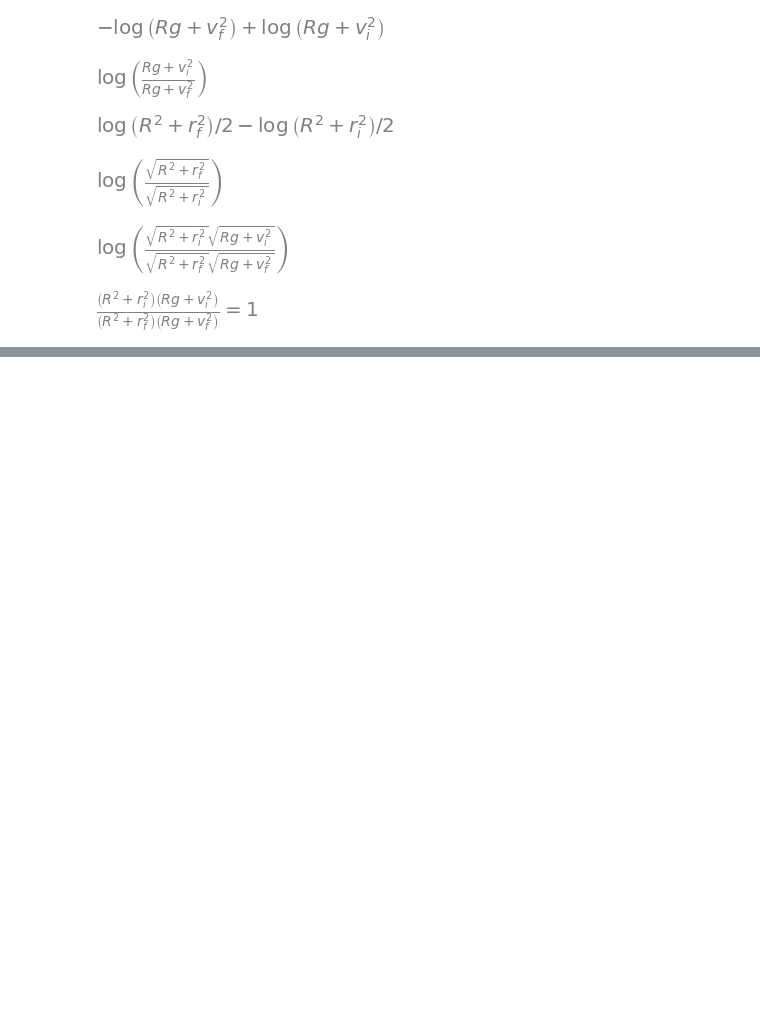
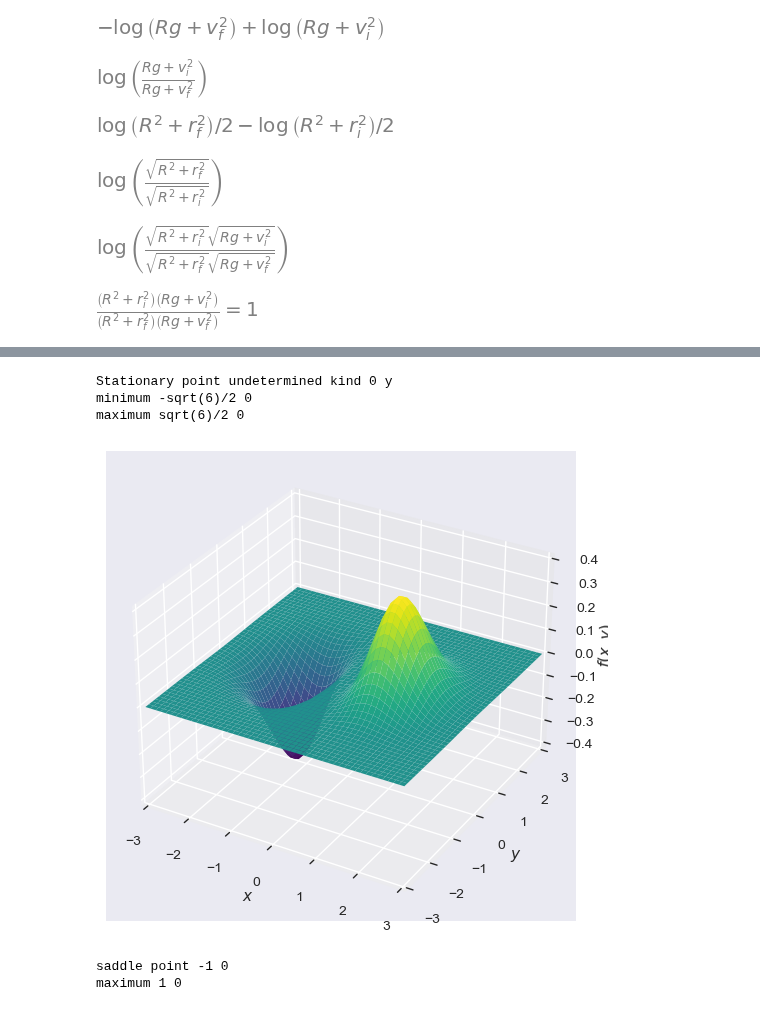
Before and after one commit to JonnyRed/sympy, a Jupyter notebook: maths-cheatsheet.ipynb, the cells around one changed output, grey strips where cells are left out. Drawn from its saved outputs; the diff is of its cells as text; code cells hidden in the pictures; blank space fills up the shorter version.

Commit message:
Move sympy-cheatsheet Extrema to Maths Cheatsheet

```diff
--- a/maths-cheatsheet.ipynb
+++ b/maths-cheatsheet.ipynb
@@ -365,0 +420,27 @@ sp.Eq(sp.exp(result)**2, 1)
+# %%
+x, y = sp.symbols("x, y")
+f = x**3*sp.exp(-x**2-y**2)
+fx, fy = f.diff(x), f.diff(y)
+results = sp.solve([sp.Eq(fx,0), sp.Eq(fy,0)], [x,y])
+print_extrema_results(results)
+# %% [output]
+Stationary point undetermined kind 0 y
+minimum -sqrt(6)/2 0
+maximum sqrt(6)/2 0
+# %%
+a = splt.plot3d(
+    f, (x, -3, +3), (y, -3, +3),
+    size=(10,5),
+    show=False
+)
+a.show()
+# %% [output]
+[figure, added]
+# %%
+f = sp.exp(-x**3/3+x-y**2)
+fx, fy = f.diff(x), f.diff(y)
+results = sp.solve([sp.Eq(fx,0), sp.Eq(fy,0)], [x,y])
+print_extrema_results(results)
+# %% [output]
+saddle point -1 0
+maximum 1 0
```
Also changed, not shown: parts of 6 cells of this notebook, 1 other file.
